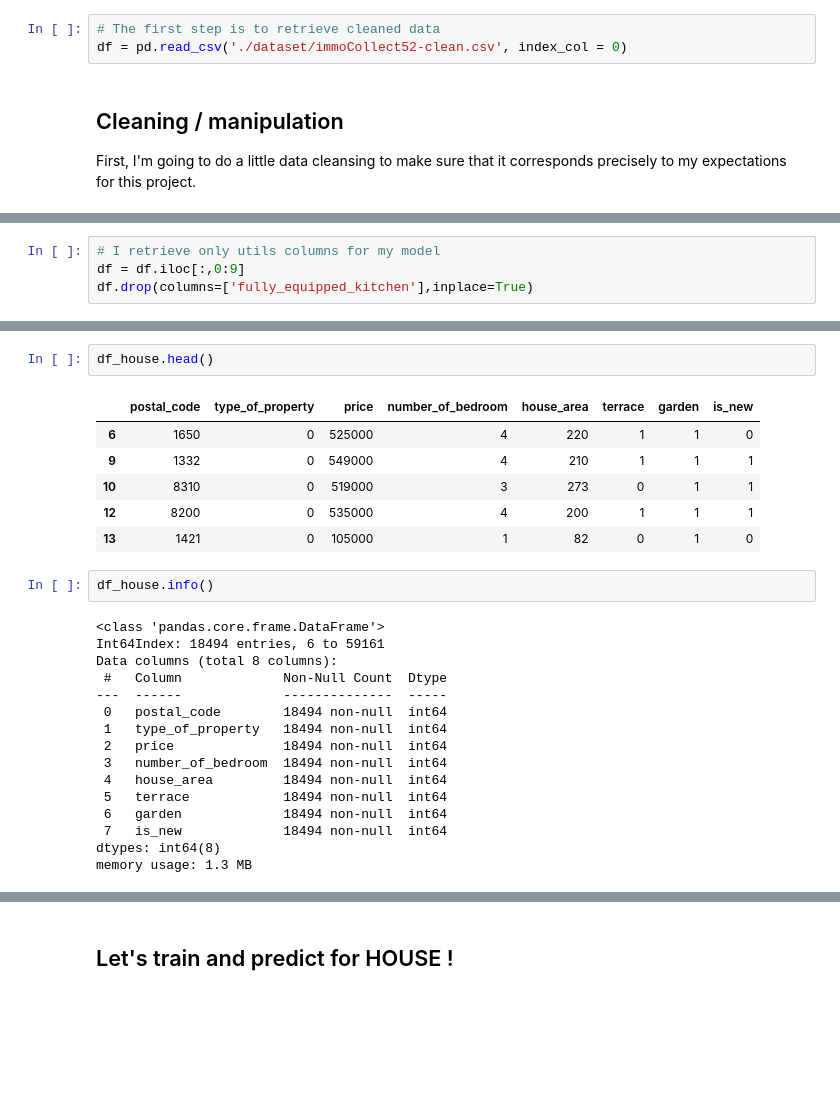
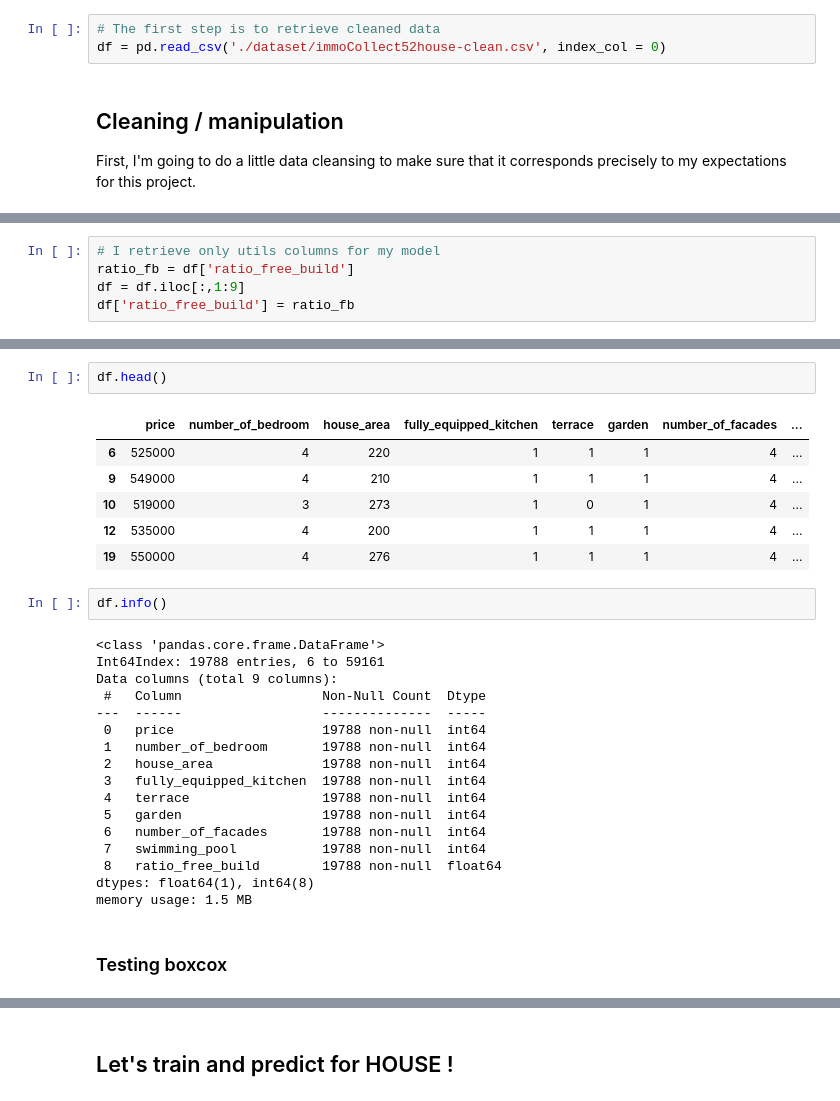
Before and after one commit to leersmathieu/ImmoEliza-API, a Jupyter notebook: model52house.ipynb, the cells around one changed output, grey strips where cells are left out. Drawn from its saved outputs; the diff is of its cells as text; blank space fills up the shorter version.

```diff
--- a/model52house.ipynb
+++ b/model52house.ipynb
@@ -15,7 +15,7 @@ from sklearn.metrics import r2_score
 # %matplotlib notebook
 # %%
 # The first step is to retrieve cleaned data
-df = pd.read_csv('./dataset/immoCollect52-clean.csv', index_col = 0)
+df = pd.read_csv('./dataset/immoCollect52house-clean.csv', index_col = 0)
 # %% [markdown]
 ## Cleaning / manipulation
 
@@ -34,4 +34,5 @@ df.head()
 # %%
 # I retrieve only utils columns for my model
-df = df.iloc[:,0:9]
-df.drop(columns=['fully_equipped_kitchen'],inplace=True)
+ratio_fb = df['ratio_free_build']
+df = df.iloc[:,1:9]
+df['ratio_free_build'] = ratio_fb
@@ -41,27 +46,30 @@ df_apartment = df[df['type_of_property'] == 1]
 # %%
-df_house.head()
+df.head()
 # %% [output]
-|  | postal_code | type_of_property | price | number_of_bedroom | house_area | terrace | garden | is_new |
-| 6 | 1650 | 0 | 525000 | 4 | 220 | 1 | 1 | 0 |
-| 9 | 1332 | 0 | 549000 | 4 | 210 | 1 | 1 | 1 |
-| 10 | 8310 | 0 | 519000 | 3 | 273 | 0 | 1 | 1 |
-| 12 | 8200 | 0 | 535000 | 4 | 200 | 1 | 1 | 1 |
-| 13 | 1421 | 0 | 105000 | 1 | 82 | 0 | 1 | 0 |
+|  | price | number_of_bedroom | house_area | fully_equipped_kitchen | terrace | garden | number_of_facades | ... |
+| 6 | 525000 | 4 | 220 | 1 | 1 | 1 | 4 | ... |
+| 9 | 549000 | 4 | 210 | 1 | 1 | 1 | 4 | ... |
+| 10 | 519000 | 3 | 273 | 1 | 0 | 1 | 4 | ... |
+| 12 | 535000 | 4 | 200 | 1 | 1 | 1 | 4 | ... |
+| 19 | 550000 | 4 | 276 | 1 | 1 | 1 | 4 | ... |
 # %%
-df_house.info()
+df.info()
 # %% [output]
 <class 'pandas.core.frame.DataFrame'>
-Int64Index: 18494 entries, 6 to 59161
-Data columns (total 8 columns):
- #   Column             Non-Null Count  Dtype
----  ------             --------------  -----
- 0   postal_code        18494 non-null  int64
- 1   type_of_property   18494 non-null  int64
- 2   price              18494 non-null  int64
- 3   number_of_bedroom  18494 non-null  int64
- 4   house_area         18494 non-null  int64
- 5   terrace            18494 non-null  int64
- 6   garden             18494 non-null  int64
- 7   is_new             18494 non-null  int64
-dtypes: int64(8)
-memory usage: 1.3 MB
+Int64Index: 19788 entries, 6 to 59161
+Data columns (total 9 columns):
+ #   Column                  Non-Null Count  Dtype
+---  ------                  --------------  -----
+ 0   price                   19788 non-null  int64
+ 1   number_of_bedroom       19788 non-null  int64
+ 2   house_area              19788 non-null  int64
+ 3   fully_equipped_kitchen  19788 non-null  int64
+ 4   terrace                 19788 non-null  int64
+ 5   garden                  19788 non-null  int64
+ 6   number_of_facades       19788 non-null  int64
+ 7   swimming_pool           19788 non-null  int64
+ 8   ratio_free_build        19788 non-null  float64
+dtypes: float64(1), int64(8)
+memory usage: 1.5 MB
+# %% [markdown]
+### Testing boxcox
```
Also changed, not shown: parts of 46 cells of this notebook, 8 other files.
